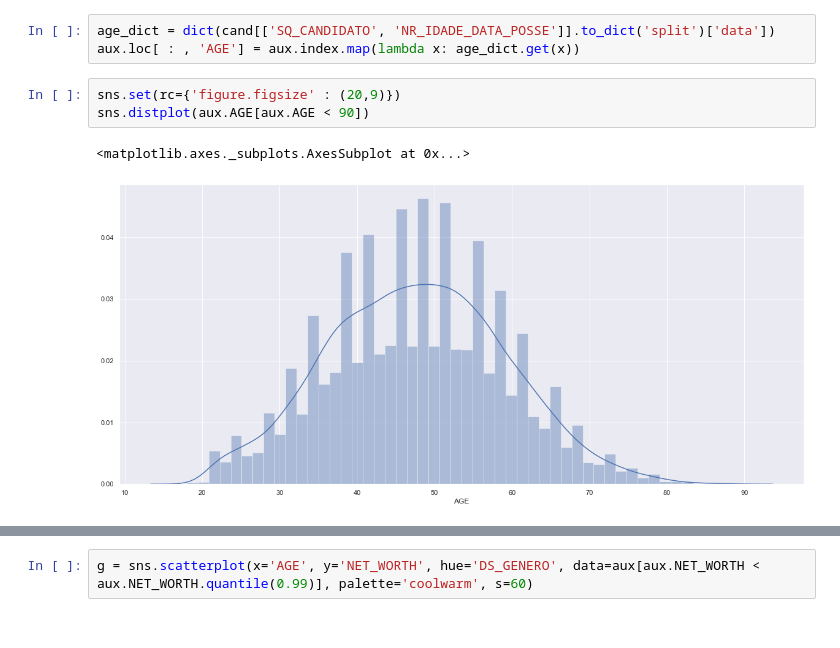
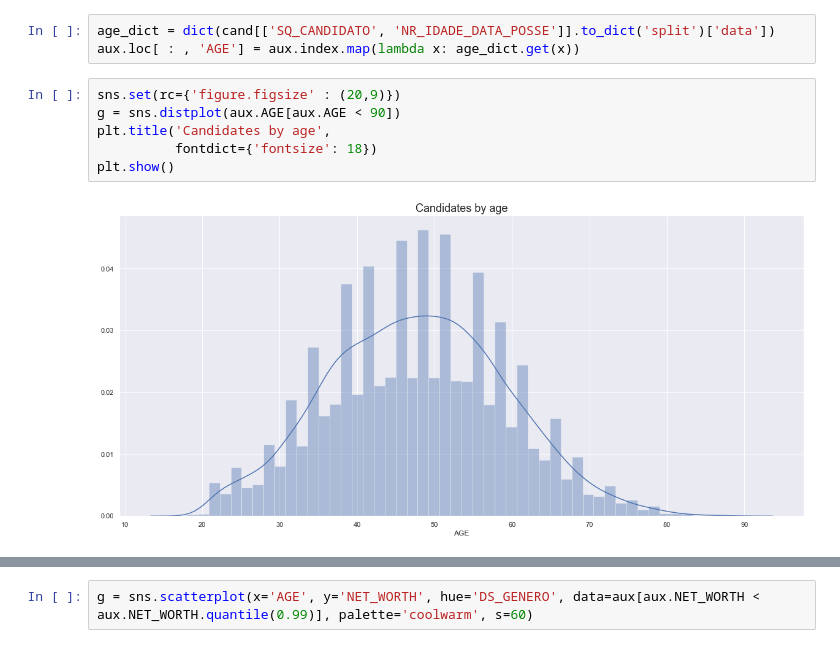
Before and after one commit to gguillaux/brazil_elections_2018, a Jupyter notebook: EDA.ipynb, the cells around one changed output, grey strips where cells are left out. Cells and saved outputs as stored; diff of their text form.

```diff
--- a/EDA.ipynb
+++ b/EDA.ipynb
@@ -205,7 +231,9 @@ age_dict = dict(cand[['SQ_CANDIDATO', 'NR_IDADE_DATA_POSSE']].to_dict('split')['
 aux.loc[ : , 'AGE'] = aux.index.map(lambda x: age_dict.get(x))
 # %%
 sns.set(rc={'figure.figsize' : (20,9)})
-sns.distplot(aux.AGE[aux.AGE < 90])
+g = sns.distplot(aux.AGE[aux.AGE < 90])
+plt.title('Candidates by age',
+          fontdict={'fontsize': 18})
+plt.show()
 # %% [output]
-<matplotlib.axes._subplots.AxesSubplot at 0x...>
-[figure, old version]
+[figure, new version]
```
Also changed, not shown: parts of 8 cells of this notebook.
